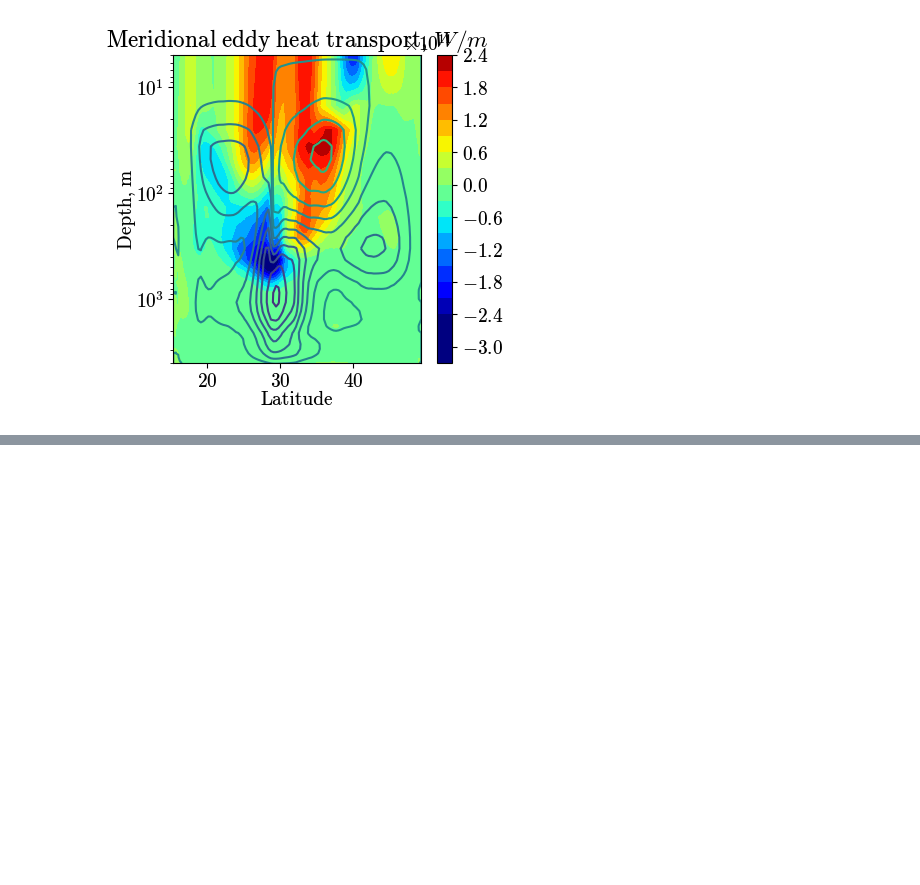
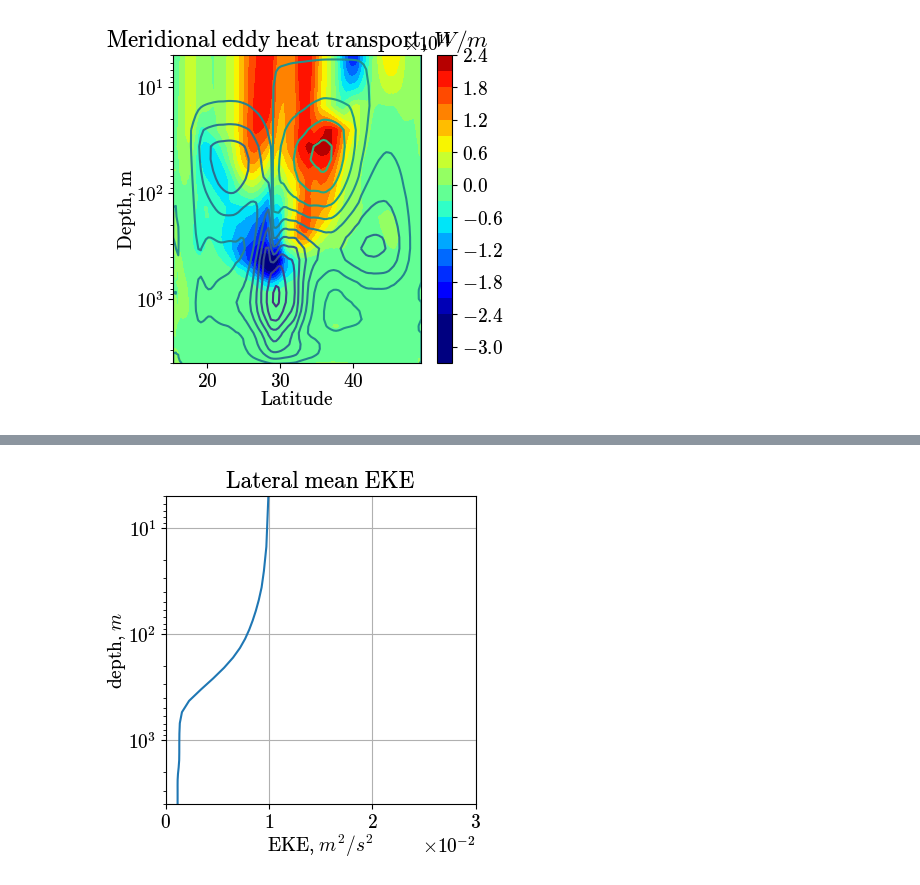
Before and after one commit to Pperezhogin/NEMO-Reynolds, a Jupyter notebook: Figures.ipynb, the cells around one changed output, grey strips where cells are left out. Saved outputs shown, nothing was run; the diff lists cells and outputs as text; code cells hidden in the pictures; blank space fills up the shorter version.

```diff
--- a/Figures.ipynb
+++ b/Figures.ipynb
@@ -40,0 +67,4 @@ plot_flux_MOC('/scratch/pp2681/NEMO-data/Reynolds/CR_20/GYRE_360d_00010101_00301
+# %%
+exp.plot_EKEz()
+# %% [output]
+[figure, added]
```
Also changed, not shown: parts of 11 cells of this notebook, 2 other files.
